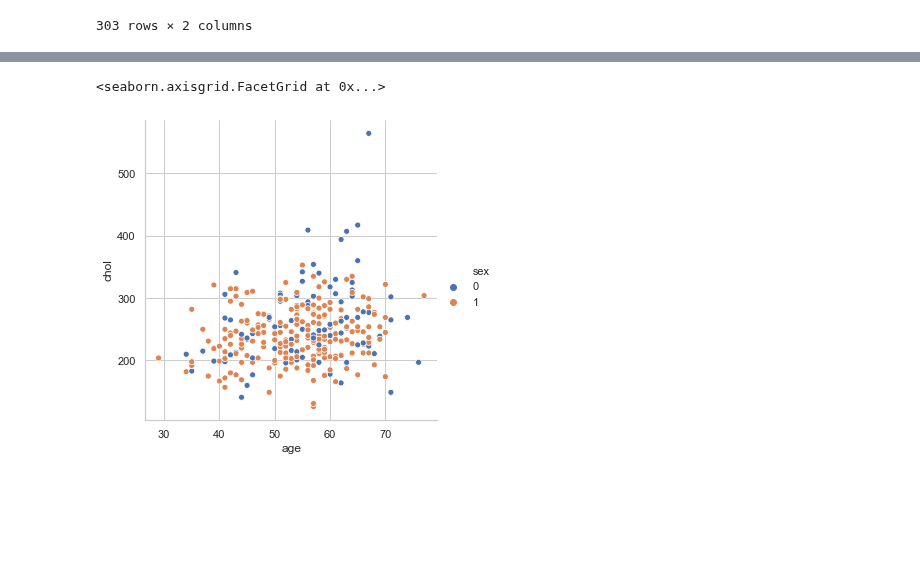
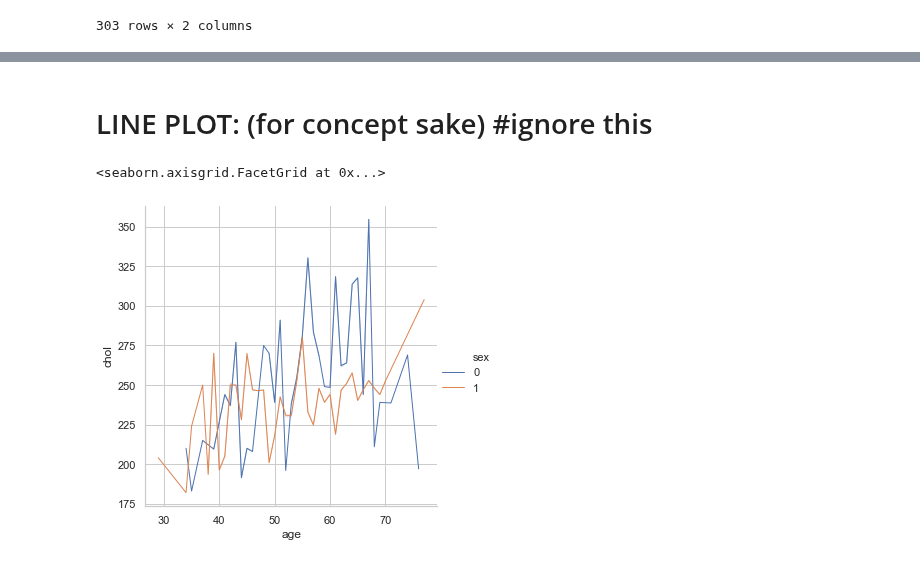
Before and after one commit to bhushankelkar/Heart-Disease-Uci, a Jupyter notebook: Uci.ipynb, the cells around one changed output, grey strips where cells are left out. Saved outputs shown, nothing was run; the diff lists cells and outputs as text; code cells hidden in the pictures; blank space fills up the shorter version.

Commit message:
in Data visualization stage

```diff
--- a/Uci.ipynb
+++ b/Uci.ipynb
@@ -5,7 +5,7 @@ import matplotlib.pyplot as plt
 # %%
 df=pd.read_csv("./heart.csv")
 # %%
-df=df.rename(columns={"cp":"chest_type","fbs":"fasting_blood_sugar"})
+df=df.rename(columns={"chest_type":"chest_paintype","fbs":"fasting_blood_sugar"})
 # %%
 
 df.head()
@@ -83,0 +80,7 @@ KeyError: 'ind'
+# %%
+sns.set(style='whitegrid')
+
+# plt.rcParams['xtick.markers']=
+plt.rcParams['figure.figsize']=10,10
+
+xyz=sns.scatterplot(data=df,x="age",y="chol",hue="sex",ci=False)
@@ -84,8 +89,10 @@ KeyError: 'ind'
+# %% [markdown]
+# LINE PLOT: (for concept sake)  #ignore this
 # %%
-sns.set_style('whitegrid')
+sns.set(style='whitegrid')
 plt.rcParams['figure.figsize']=1,10
-plt.rcParams['lines.linewidth']=10
-sns.relplot(data=df,x="age",y="chol",kind="scatter",hue="sex",ci=False)
+plt.rcParams['lines.linewidth']=1
+sns.relplot(data=df,x="age",y="chol",kind="line",hue="sex",ci=False)
 # %% [output]
 <seaborn.axisgrid.FacetGrid at 0x...>
-[figure, old version]
+[figure, new version]
```
Also changed, not shown: parts of 11 cells of this notebook.
